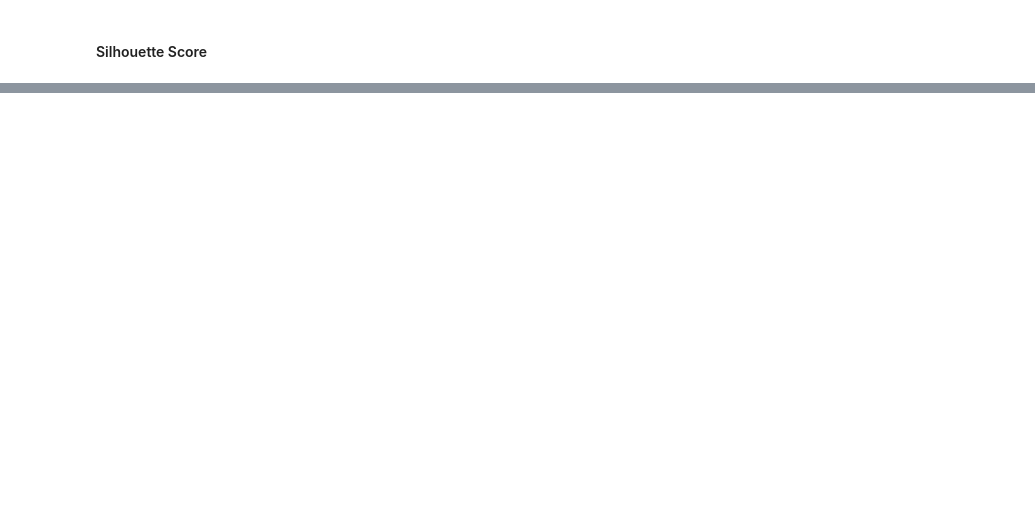
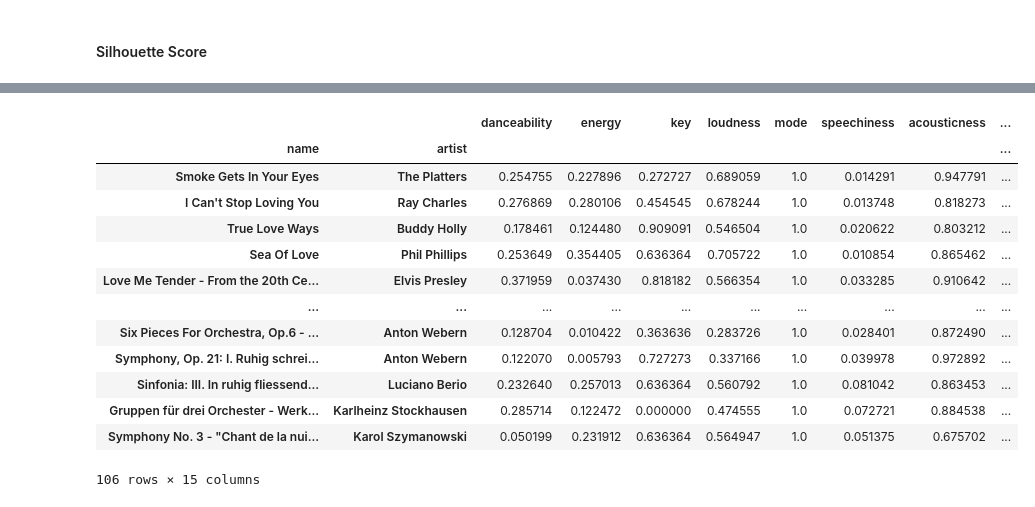
Before and after one commit to hanaamulic/Unsupervised-Machine-Learning, a Jupyter notebook: Spotify_challenge_1000_songs.ipynb, the cells around one changed output, grey strips where cells are left out. Cells and saved outputs as stored; diff of their text form; code cells hidden in the pictures; blank space fills up the shorter version.

```diff
--- a/Spotify_challenge_1000_songs.ipynb
+++ b/Spotify_challenge_1000_songs.ipynb
@@ -290,0 +178,2 @@ test_sample
+# %%
+cluster_centers_df = pd.DataFrame(data=songs_kmeans.cluster_centers_, columns= songs_scaled_minmax.columns)
@@ -290,0 +190,17 @@ test_sample
+# %%
+cluster_1_songs
+# %% [output]
+|  |  | danceability | energy | key | loudness | mode | speechiness | acousticness | ... |
+| name | artist |  |  |  |  |  |  |  | ... |
+| Smoke Gets In Your Eyes | The Platters | 0.254755 | 0.227896 | 0.272727 | 0.689059 | 1.0 | 0.014291 | 0.947791 | ... |
+| I Can't Stop Loving You | Ray Charles | 0.276869 | 0.280106 | 0.454545 | 0.678244 | 1.0 | 0.013748 | 0.818273 | ... |
+| True Love Ways | Buddy Holly | 0.178461 | 0.124480 | 0.909091 | 0.546504 | 1.0 | 0.020622 | 0.803212 | ... |
+| Sea Of Love | Phil Phillips | 0.253649 | 0.354405 | 0.636364 | 0.705722 | 1.0 | 0.010854 | 0.865462 | ... |
+| Love Me Tender - From the 20th Ce... | Elvis Presley | 0.371959 | 0.037430 | 0.818182 | 0.566354 | 1.0 | 0.033285 | 0.910642 | ... |
+| ... | ... | ... | ... | ... | ... | ... | ... | ... | ... |
+| Six Pieces For Orchestra, Op.6 - ... | Anton Webern | 0.128704 | 0.010422 | 0.363636 | 0.283726 | 1.0 | 0.028401 | 0.872490 | ... |
+| Symphony, Op. 21: I. Ruhig schrei... | Anton Webern | 0.122070 | 0.005793 | 0.727273 | 0.337166 | 1.0 | 0.039978 | 0.972892 | ... |
+| Sinfonia: III. In ruhig fliessend... | Luciano Berio | 0.232640 | 0.257013 | 0.636364 | 0.560792 | 1.0 | 0.081042 | 0.863453 | ... |
+| Gruppen für drei Orchester - Werk... | Karlheinz Stockhausen | 0.285714 | 0.122472 | 0.000000 | 0.474555 | 1.0 | 0.072721 | 0.884538 | ... |
+| Symphony No. 3 - "Chant de la nui... | Karol Szymanowski | 0.050199 | 0.231912 | 0.636364 | 0.564947 | 1.0 | 0.051375 | 0.675702 | ... |
+106 rows × 15 columns
```
Also changed, not shown: parts of 38 cells of this notebook.
